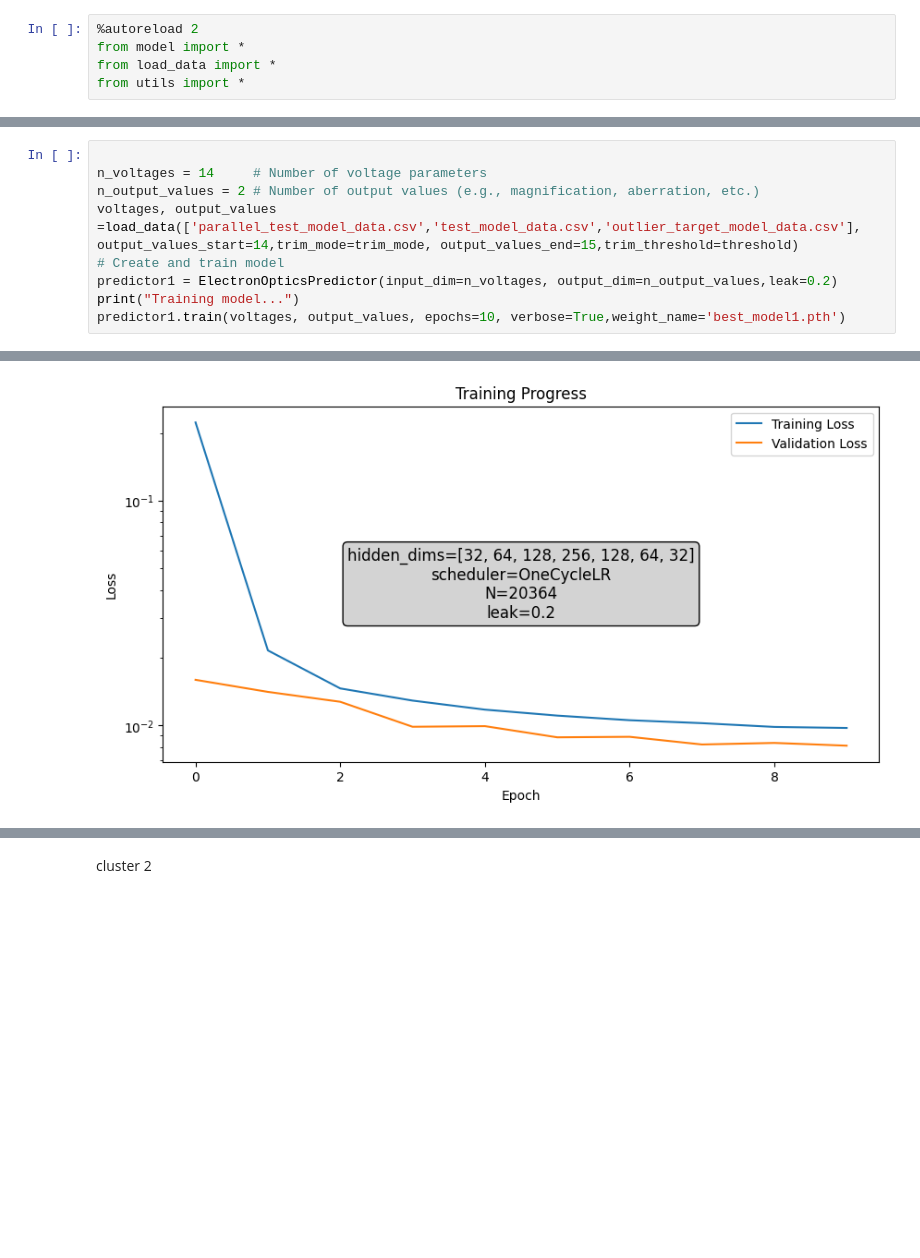
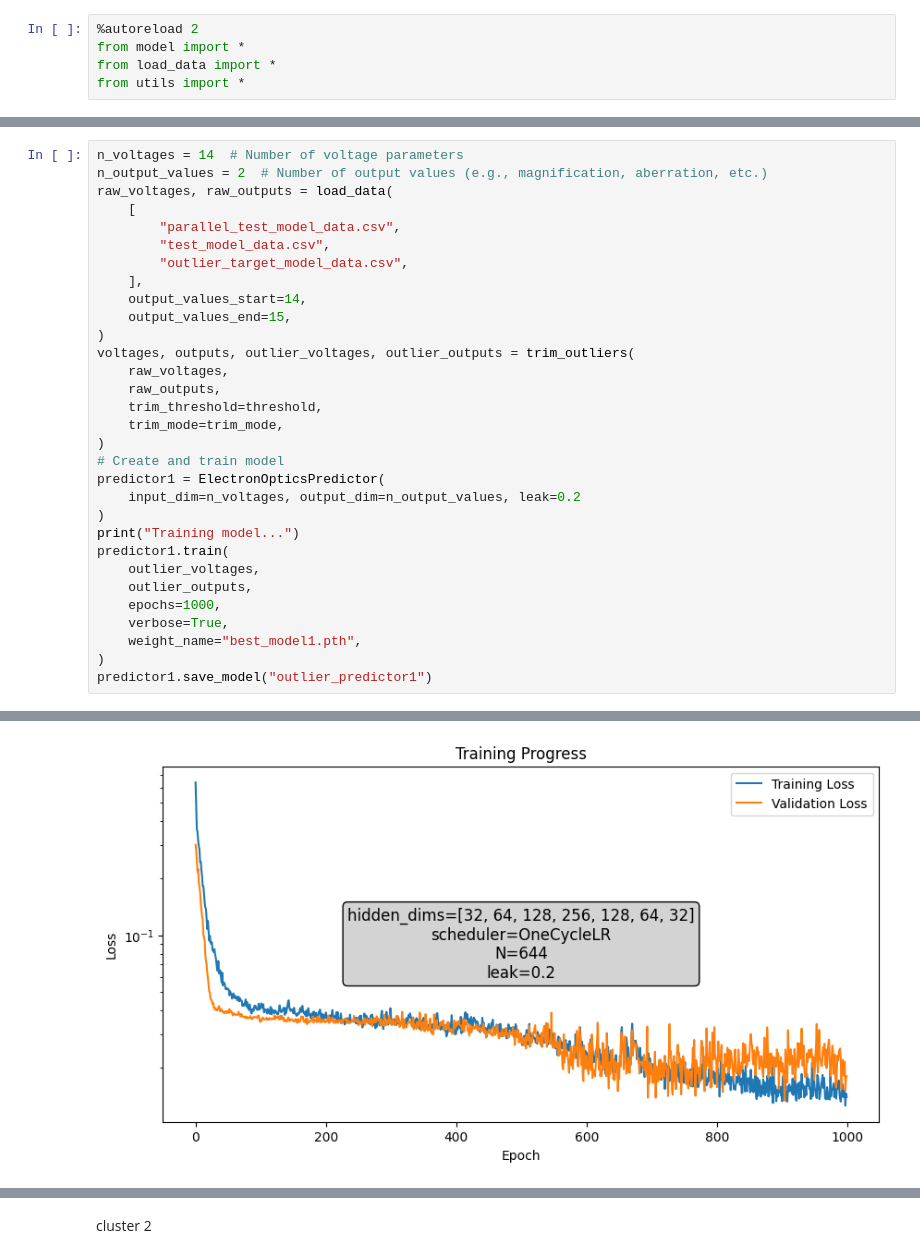
Before and after one commit to larrywu7/electron_optics, a Jupyter notebook: electron_optics_map_seperate_params.ipynb, the cells around one changed output, grey strips where cells are left out. Drawn from its saved outputs; the diff is of its cells as text; blank space fills up the shorter version.

```diff
--- a/electron_optics_map_seperate_params.ipynb
+++ b/electron_optics_map_seperate_params.ipynb
@@ -25,10 +48,32 @@ _,_,_,_,fig,ax=trim_hist(['test_model_data.csv','parallel_test_model_data.csv','
 # %%
-
-n_voltages = 14     # Number of voltage parameters
-n_output_values = 2 # Number of output values (e.g., magnification, aberration, etc.)
-voltages, output_values =load_data(['parallel_test_model_data.csv','test_model_data.csv','outlier_target_model_data.csv'], output_values_start=14,trim_mode=trim_mode, output_values_end=15,trim_threshold=threshold)
+n_voltages = 14  # Number of voltage parameters
+n_output_values = 2  # Number of output values (e.g., magnification, aberration, etc.)
+raw_voltages, raw_outputs = load_data(
+    [
+        "parallel_test_model_data.csv",
+        "test_model_data.csv",
+        "outlier_target_model_data.csv",
+    ],
+    output_values_start=14,
+    output_values_end=15,
+)
+voltages, outputs, outlier_voltages, outlier_outputs = trim_outliers(
+    raw_voltages,
+    raw_outputs,
+    trim_threshold=threshold,
+    trim_mode=trim_mode,
+)
 # Create and train model
-predictor1 = ElectronOpticsPredictor(input_dim=n_voltages, output_dim=n_output_values,leak=0.2)
+predictor1 = ElectronOpticsPredictor(
+    input_dim=n_voltages, output_dim=n_output_values, leak=0.2
+)
 print("Training model...")
-predictor1.train(voltages, output_values, epochs=10, verbose=True,weight_name='best_model1.pth')
+predictor1.train(
+    outlier_voltages,
+    outlier_outputs,
+    epochs=1000,
+    verbose=True,
+    weight_name="best_model1.pth",
+)
+predictor1.save_model("outlier_predictor1")
 # %% [output]
@@ -39 +93 @@ Training completed. Best validation loss: 0.008114
-[figure, old version]
+[figure, new version]
```
Also changed, not shown: parts of 15 cells of this notebook, 19 other files.
